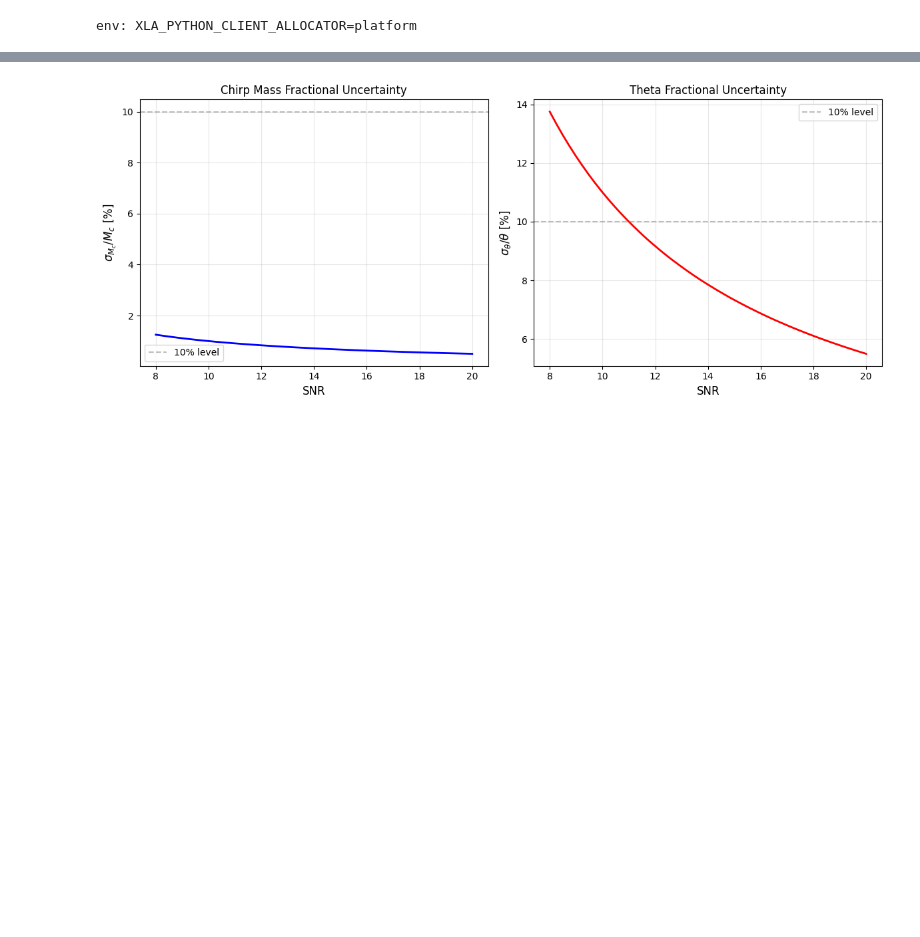
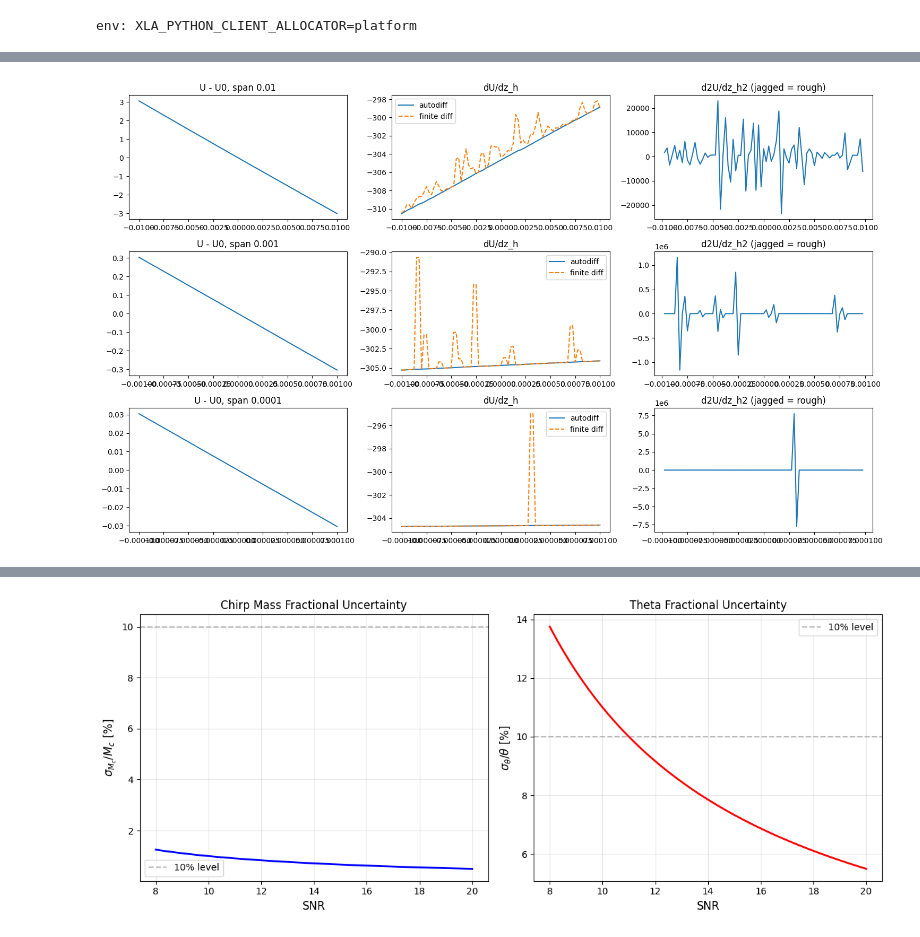
Before and after one commit to abby-moran/GW_pop_cosmo_inference, a Jupyter notebook: scripts/sandbox.ipynb, the cells around one changed output, grey strips where cells are left out. Cells and saved outputs as stored; diff of their text form; code cells hidden in the pictures; blank space fills up the shorter version.

```diff
--- a/scripts/sandbox.ipynb
+++ b/scripts/sandbox.ipynb
@@ -43,8 +51,8 @@ import numpyro, numpyro.handlers as handlers
 from intensity_models_fast import pop_cosmo_model, LogDNDM
 
 # ---- events (your loading code) ----
-pe_file, sel_file = '../runs/CE_98/PE_ne.h5', '../runs/CE_98/sel_ne.h5'     # EDIT
-evt_start, evt_end = 0, 9000              # EDIT
+pe_file, sel_file = '../runs/CE_109/PE_ne.h5', '../runs/CE_109/sel_ne.h5'     # EDIT
+evt_start, evt_end = 0, 500              # EDIT
 #pe = pd.read_hdf(pe_file, key="samples").iloc[evt_start:evt_end]
 #m1s = np.asarray(pe["m1"].to_list(), dtype=np.float64)
 #qs = np.asarray(pe["q"].to_list(), dtype=np.float64)
@@ -872,0 +126,17 @@ combined best delta = 1.064 +/- 0.040
+# %%
+
+with h5py.File(pe_file, "r") as f:
+        m1s = f["m1"][evt_start:evt_end]
+        qs = f["q"][evt_start:evt_end]
+        dls = f["dl"][evt_start:evt_end]
+        pdraws = f["pdraw"][evt_start:evt_end]
+pdraws = np.nan_to_num(pdraws, neginf=-1e30, posinf=1e30)
+
+# ---- injections ----
+sel = pd.read_hdf(sel_file, key="true_parameters")
+
+ndraw = sel["ndraw"].iloc[0]
+m1s_sel = sel["m1"].to_numpy(np.float64)       # EDIT column names to match your file
+qs_sel = sel["q"].to_numpy(np.float64)
+dls_sel = sel["dl"].to_numpy(np.float64)
+pdraw_sel = sel["pdraw_sel"].to_numpy(np.float64)
@@ -872,0 +299,25 @@ combined best delta = 1.064 +/- 0.040
+# %%
+def scan(name, span, npts=81):
+    i = names.index(name)
+    offs = np.linspace(-span, span, npts)
+    U = np.empty(npts); G = np.empty(npts)
+    for k, o in enumerate(offs):
+        v = v0.copy(); v[i] += o
+        u, g = vg(jnp.asarray(v))
+        U[k], G[k] = float(u), float(g[i])
+    dx = offs[1] - offs[0]
+    fd = np.gradient(U, dx)
+    d2 = (U[2:] - 2 * U[1:-1] + U[:-2]) / dx**2      # local curvature
+    return offs, U - U[npts // 2], G, fd, d2
+
+fig, ax = plt.subplots(len(spans := (1e-2, 1e-3, 1e-4)), 3, figsize=(15, 9))
+for r, span in enumerate(spans):
+    offs, U, G, fd, d2 = scan("h", span)
+    ax[r, 0].plot(offs, U);                 ax[r, 0].set_title(f"U - U0, span {span:g}")
+    ax[r, 1].plot(offs, G, label="autodiff"); ax[r, 1].plot(offs, fd, "--", label="finite diff")
+    ax[r, 1].legend();                      ax[r, 1].set_title("dU/dz_h")
+    ax[r, 2].plot(offs[1:-1], d2);          ax[r, 2].set_title("d2U/dz_h2 (jagged = rough)")
+plt.tight_layout()
+# Repeat with other names, e.g. scan("mpisn_ref", ...), scan("dmbhmax", ...), scan("sigma", ...)
+# %% [output]
+[figure, added]
```
Also changed, not shown: parts of 82 cells of this notebook, 34 other files.
